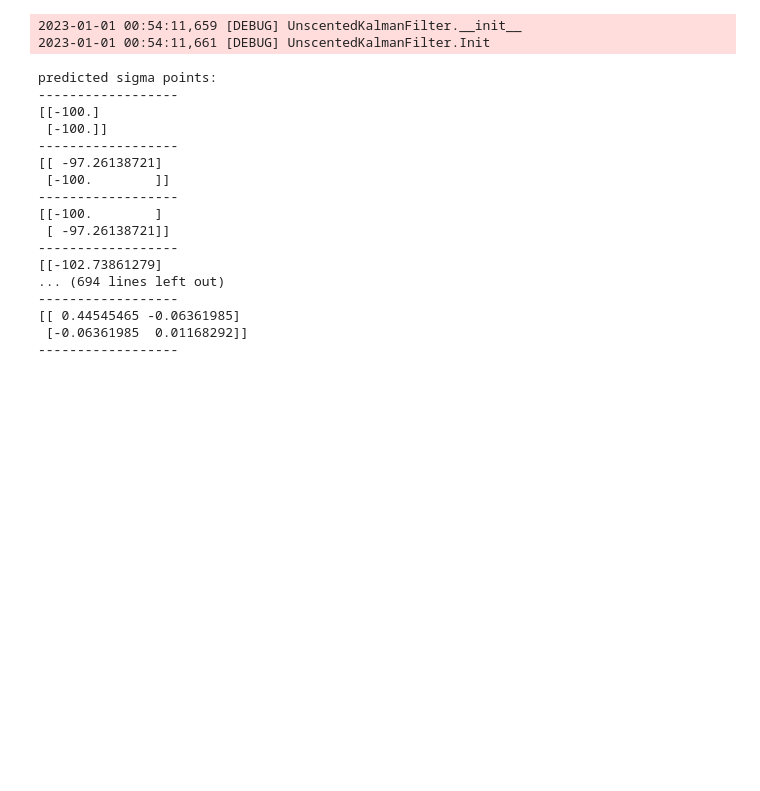
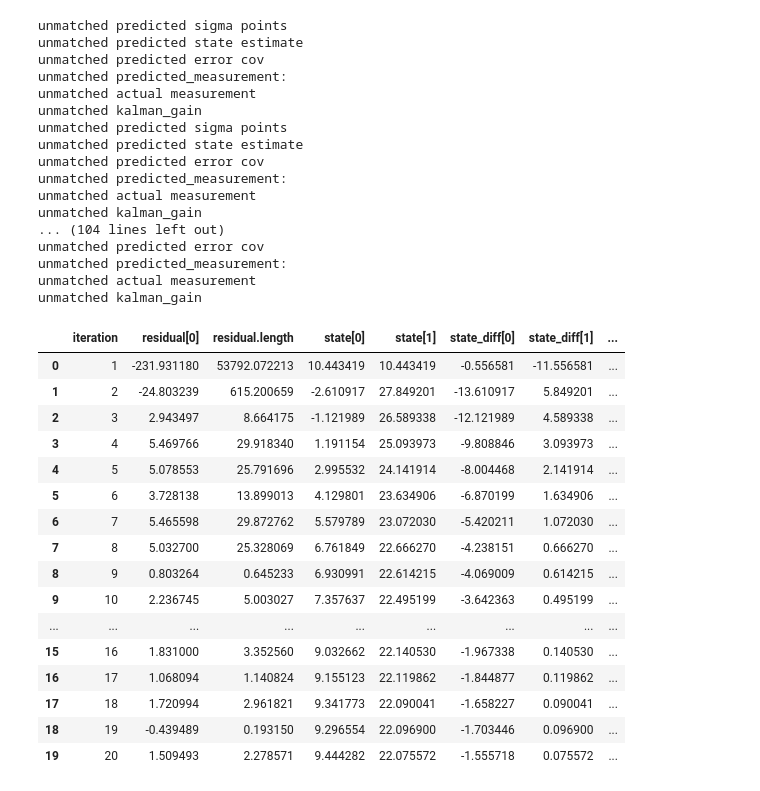
Before and after one commit to AlexanderZvyagin/MonteCarlo-SDK, a Jupyter notebook: python/t11_KalmanFilter.ipynb, the cells around one changed output. Saved outputs shown, nothing was run; the diff lists cells and outputs as text; code cells hidden in the pictures; blank space fills up the shorter version.

```diff
--- a/python/t11_KalmanFilter.ipynb
+++ b/python/t11_KalmanFilter.ipynb
@@ -227,23 +61,43 @@ class Example1UKF (UnscentedKalmanFilter):
 # %%
 e = Example1UKF()
-e.RunAllIterations(1,10)
+e.RunAllIterations(1,20)
 # %% [output]
-2023-01-01 00:54:11,659 [DEBUG] UnscentedKalmanFilter.__init__
-2023-01-01 00:54:11,661 [DEBUG] UnscentedKalmanFilter.Init
+unmatched predicted sigma points
+unmatched predicted state estimate
+unmatched predicted error cov
+unmatched predicted_measurement:
+unmatched actual measurement
+unmatched kalman_gain
+unmatched predicted sigma points
+unmatched predicted state estimate
+unmatched predicted error cov
+unmatched predicted_measurement:
+unmatched actual measurement
+unmatched kalman_gain
+... (104 lines left out)
+unmatched predicted error cov
+unmatched predicted_measurement:
+unmatched actual measurement
+unmatched kalman_gain
-predicted sigma points:
-------------------
-[[-100.]
- [-100.]]
-------------------
-[[ -97.26138721]
- [-100.        ]]
-------------------
-[[-100.        ]
- [ -97.26138721]]
-------------------
-[[-102.73861279]
-... (694 lines left out)
-------------------
-[[ 0.44545465 -0.06361985]
- [-0.06361985  0.01168292]]
-------------------
+# %%
+import pandas as pd
+df = pd.DataFrame(e.monitor._data)
+df
+# %% [output]
+|  | iteration | residual[0] | residual.length | state[0] | state[1] | state_diff[0] | state_diff[1] | ... |
+| 0 | 1 | -231.931180 | 53792.072213 | 10.443419 | 10.443419 | -0.556581 | -11.556581 | ... |
+| 1 | 2 | -24.803239 | 615.200659 | -2.610917 | 27.849201 | -13.610917 | 5.849201 | ... |
+| 2 | 3 | 2.943497 | 8.664175 | -1.121989 | 26.589338 | -12.121989 | 4.589338 | ... |
+| 3 | 4 | 5.469766 | 29.918340 | 1.191154 | 25.093973 | -9.808846 | 3.093973 | ... |
+| 4 | 5 | 5.078553 | 25.791696 | 2.995532 | 24.141914 | -8.004468 | 2.141914 | ... |
+| 5 | 6 | 3.728138 | 13.899013 | 4.129801 | 23.634906 | -6.870199 | 1.634906 | ... |
+| 6 | 7 | 5.465598 | 29.872762 | 5.579789 | 23.072030 | -5.420211 | 1.072030 | ... |
+| 7 | 8 | 5.032700 | 25.328069 | 6.761849 | 22.666270 | -4.238151 | 0.666270 | ... |
+| 8 | 9 | 0.803264 | 0.645233 | 6.930991 | 22.614215 | -4.069009 | 0.614215 | ... |
+| 9 | 10 | 2.236745 | 5.003027 | 7.357637 | 22.495199 | -3.642363 | 0.495199 | ... |
+| ... | ... | ... | ... | ... | ... | ... | ... | ... |
+| 15 | 16 | 1.831000 | 3.352560 | 9.032662 | 22.140530 | -1.967338 | 0.140530 | ... |
+| 16 | 17 | 1.068094 | 1.140824 | 9.155123 | 22.119862 | -1.844877 | 0.119862 | ... |
+| 17 | 18 | 1.720994 | 2.961821 | 9.341773 | 22.090041 | -1.658227 | 0.090041 | ... |
+| 18 | 19 | -0.439489 | 0.193150 | 9.296554 | 22.096900 | -1.703446 | 0.096900 | ... |
+| 19 | 20 | 1.509493 | 2.278571 | 9.444282 | 22.075572 | -1.555718 | 0.075572 | ... |
```
Also changed, not shown: parts of 4 cells of this notebook, 4 other files.
